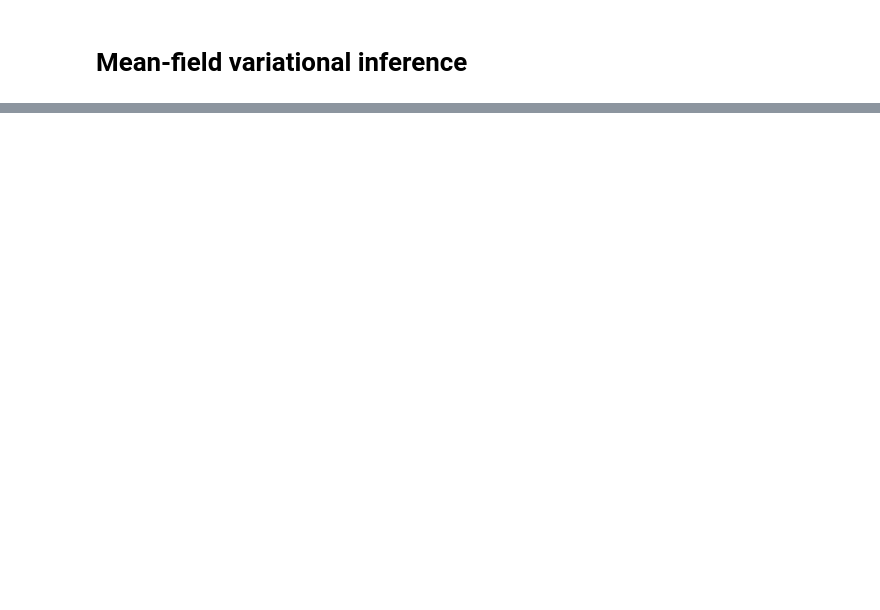
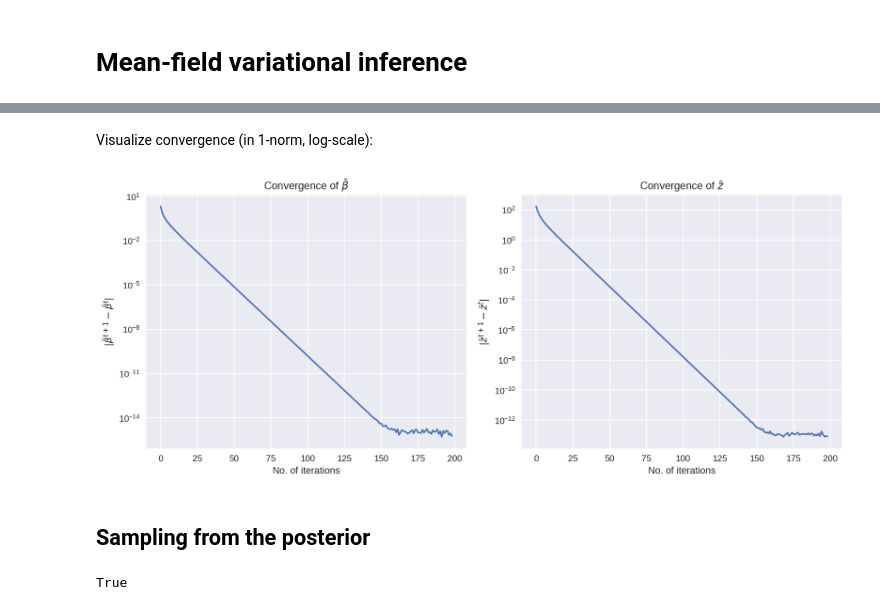
Before and after one commit to ManifoldFR/mva-graphicalmodels, a Jupyter notebook: homework3/hw3.ipynb, the cells around one changed output, grey strips where cells are left out. Cells and saved outputs as stored; diff of their text form; code cells hidden in the pictures; blank space fills up the shorter version.

```diff
--- a/homework3/hw3.ipynb
+++ b/homework3/hw3.ipynb
@@ -169,2 +150,0 @@ Cov matrix: (25, 25)
-# %%
-betas, z_s, mu_s = sampler.run_chain(num_its=6000)
@@ -267,0 +329,2 @@ np.sum(y_predict_label == y_test.values) / y_test.shape[0]
+# %%
+vi_engine = CAVI(X_train.values, y_train.values, tau=100)
@@ -267,0 +337,22 @@ np.sum(y_predict_label == y_test.values) / y_test.shape[0]
+# %% [markdown]
+Visualize convergence (in 1-norm, log-scale):
+# %%
+fig = plt.figure(figsize=(12, 5))
+
+plt.subplot(1,2,1)
+plt.plot(vi_engine.beta_norms[1:])
+plt.title("Convergence of $\\bar{\\beta}}$")
+plt.xlabel("No. of iterations")
+plt.ylabel(r"$\|\bar{\beta}^{t+1}-\bar{\beta}^{t}\|$")
+plt.yscale('log')
+
+plt.subplot(1,2,2)
+plt.plot(vi_engine.z_norms[1:]);
+plt.title("Convergence of $\\bar{z}$")
+plt.xlabel("No. of iterations")
+plt.ylabel(r"$\|\bar{z}^{t+1}-\bar{z}^{t}\|$")
+plt.yscale('log');
+
+fig.tight_layout();
+# %% [output]
+[figure, added]
@@ -267,0 +361,6 @@ np.sum(y_predict_label == y_test.values) / y_test.shape[0]
+# %% [markdown]
+## Sampling from the posterior
+# %%
+np.allclose(gi_sampler.cov_, vi_engine.cov_)
+# %% [output]
+True
```
Also changed, not shown: parts of 40 cells of this notebook, 9 other files.
